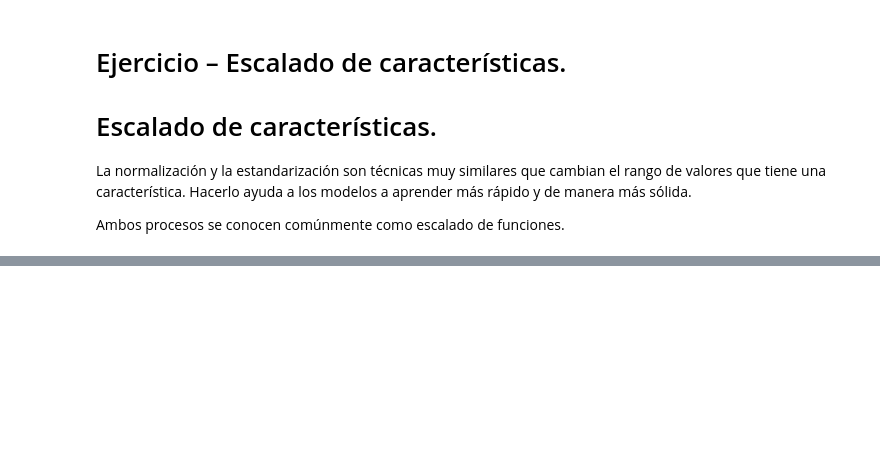
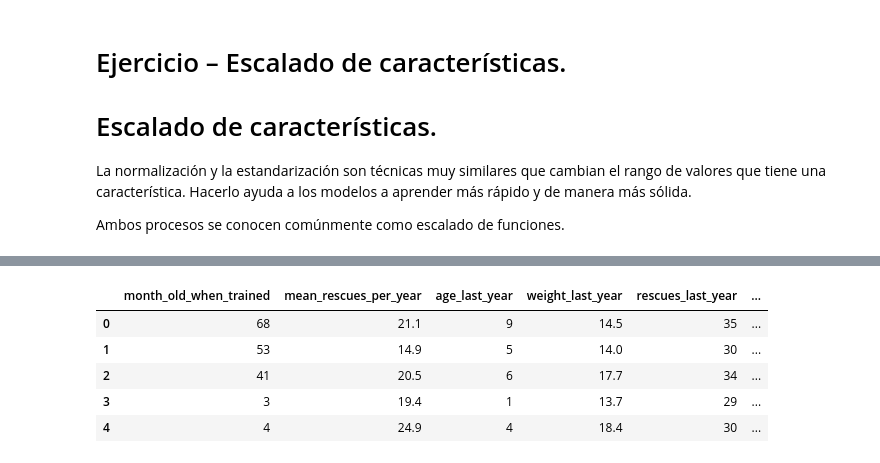
Before and after one commit to SalomonOctavio/ml-basics_soa, a Jupyter notebook: 13.1 - Escalado de caracteristicas.ipynb, the cells around one changed output, grey strips where cells are left out. Saved outputs shown, nothing was run; the diff lists cells and outputs as text; code cells hidden in the pictures; blank space fills up the shorter version.

```diff
--- a/13.1 - Escalado de caracteristicas.ipynb
+++ b/13.1 - Escalado de caracteristicas.ipynb
@@ -40,0 +128,14 @@ FileNotFoundError: [Errno 2] No such file or directory: 'dog-training.csv'
+# %%
+# Add the standardized verions of "age_when_trained" to the dataset.
+# Notice that it "centers" the mean age around 0
+data["standardized_age_when_trained"] = (data.month_old_when_trained - numpy.mean(data.month_old_when_trained)) / (numpy.std(data.month_old_when_trained))
+
+# Print a sample of the new dataset
+data[:5]
+# %% [output]
+|  | month_old_when_trained | mean_rescues_per_year | age_last_year | weight_last_year | rescues_last_year | ... |
+| 0 | 68 | 21.1 | 9 | 14.5 | 35 | ... |
+| 1 | 53 | 14.9 | 5 | 14.0 | 30 | ... |
+| 2 | 41 | 20.5 | 6 | 17.7 | 34 | ... |
+| 3 | 3 | 19.4 | 1 | 13.7 | 29 | ... |
+| 4 | 4 | 24.9 | 4 | 18.4 | 30 | ... |
```
Also changed, not shown: parts of 17 cells of this notebook, 4 other files.
